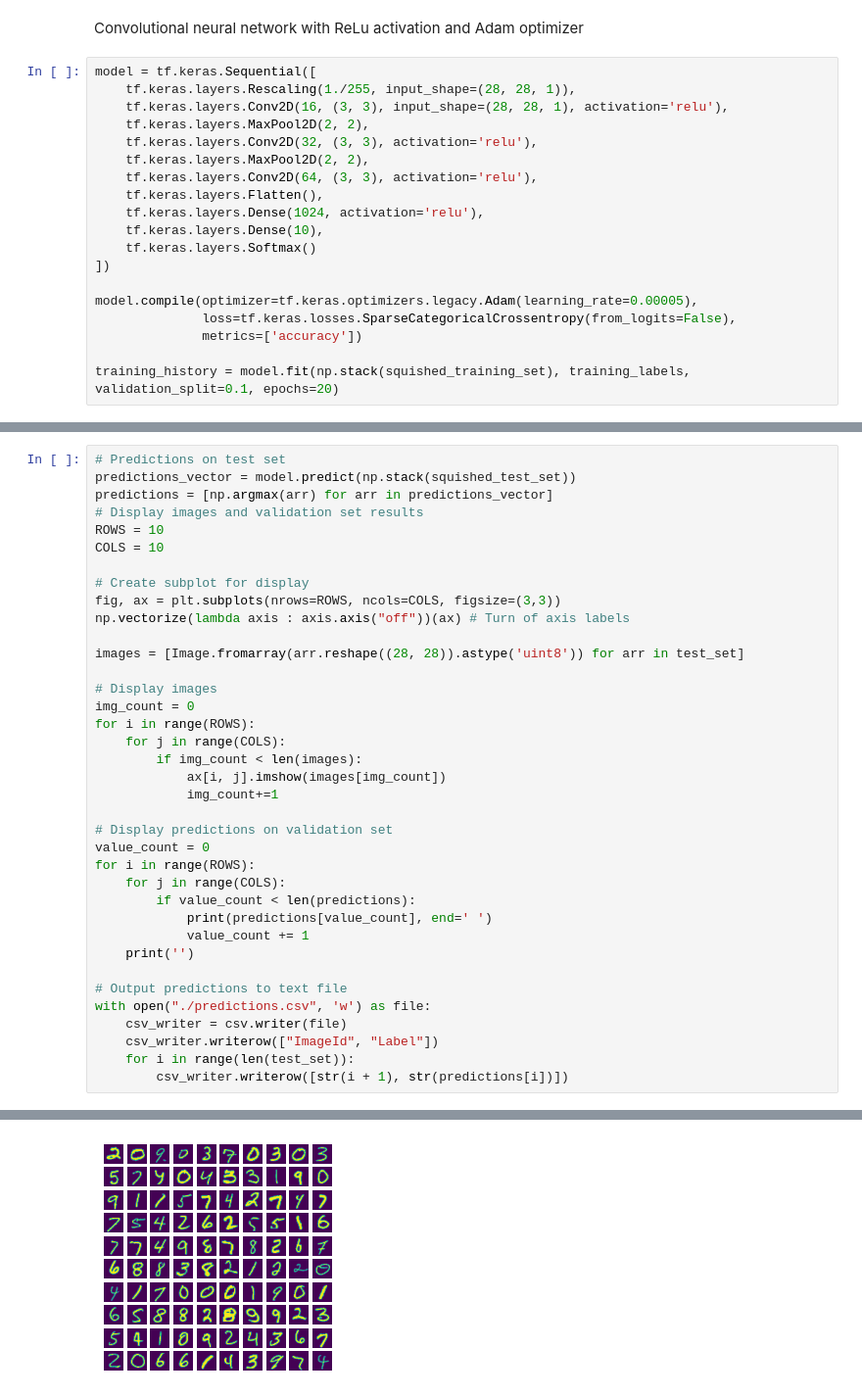
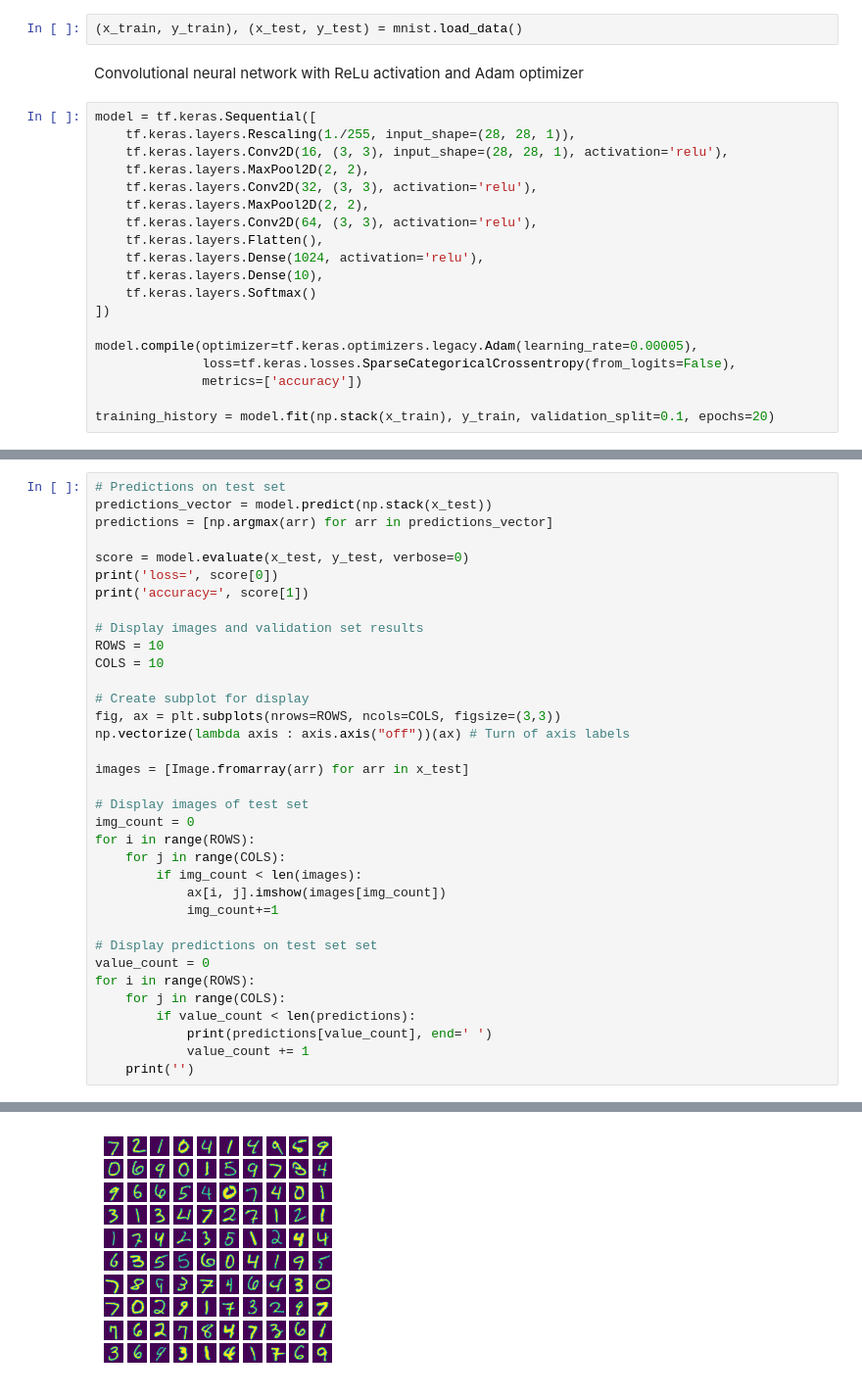
Before and after one commit to ishirgarg/digit_recognition, a Jupyter notebook: main.ipynb, the cells around one changed output, grey strips where cells are left out. Shown at 98% size. Saved outputs shown, nothing was run; the diff lists cells and outputs as text.

```diff
--- a/main.ipynb
+++ b/main.ipynb
@@ -24,3 +8,5 @@ squished_test_set = [np.reshape(arr, (28, 28)) for arr in test_set]
+# %%
+(x_train, y_train), (x_test, y_test) = mnist.load_data()
 # %% [markdown]
 Convolutional neural network with ReLu activation and Adam optimizer
 # %%
@@ -41,6 +27,6 @@ model.compile(optimizer=tf.keras.optimizers.legacy.Adam(learning_rate=0.00005),
               loss=tf.keras.losses.SparseCategoricalCrossentropy(from_logits=False),
               metrics=['accuracy'])
 
-training_history = model.fit(np.stack(squished_training_set), training_labels, validation_split=0.1, epochs=20)
+training_history = model.fit(np.stack(x_train), y_train, validation_split=0.1, epochs=20)
 # %% [output]
 Epoch 1/20
@@ -74,7 +60,12 @@ plt.show()
 # %%
 # Predictions on test set
-predictions_vector = model.predict(np.stack(squished_test_set))
+predictions_vector = model.predict(np.stack(x_test))
 predictions = [np.argmax(arr) for arr in predictions_vector]
+
+score = model.evaluate(x_test, y_test, verbose=0)
+print('loss=', score[0])
+print('accuracy=', score[1])
+
 # Display images and validation set results
 ROWS = 10
 COLS = 10
@@ -83,9 +74,9 @@ COLS = 10
 fig, ax = plt.subplots(nrows=ROWS, ncols=COLS, figsize=(3,3))
 np.vectorize(lambda axis : axis.axis("off"))(ax) # Turn of axis labels
 
-images = [Image.fromarray(arr.reshape((28, 28)).astype('uint8')) for arr in test_set]
+images = [Image.fromarray(arr) for arr in x_test]
 
-# Display images
+# Display images of test set
 img_count = 0
 for i in range(ROWS):
     for j in range(COLS):
@@ -93,7 +84,7 @@ for i in range(ROWS):
             ax[i, j].imshow(images[img_count])
             img_count+=1
 
-# Display predictions on validation set
+# Display predictions on test set set
 value_count = 0
 for i in range(ROWS):
     for j in range(COLS):
@@ -101,11 +92,4 @@ for i in range(ROWS):
             print(predictions[value_count], end=' ')
             value_count += 1
     print('')
-
-# Output predictions to text file
-with open("./predictions.csv", 'w') as file:
-    csv_writer = csv.writer(file)
-    csv_writer.writerow(["ImageId", "Label"])
-    for i in range(len(test_set)):
-        csv_writer.writerow([str(i + 1), str(predictions[i])])
 # %% [output]
@@ -123,4 +109,4 @@ with open("./predictions.csv", 'w') as file:
-[figure, old version]
+[figure, new version]
 # %%
 img_path = "./testimg/9.png"
 
```
Also changed, not shown: parts of 6 cells of this notebook, 1 other file.
